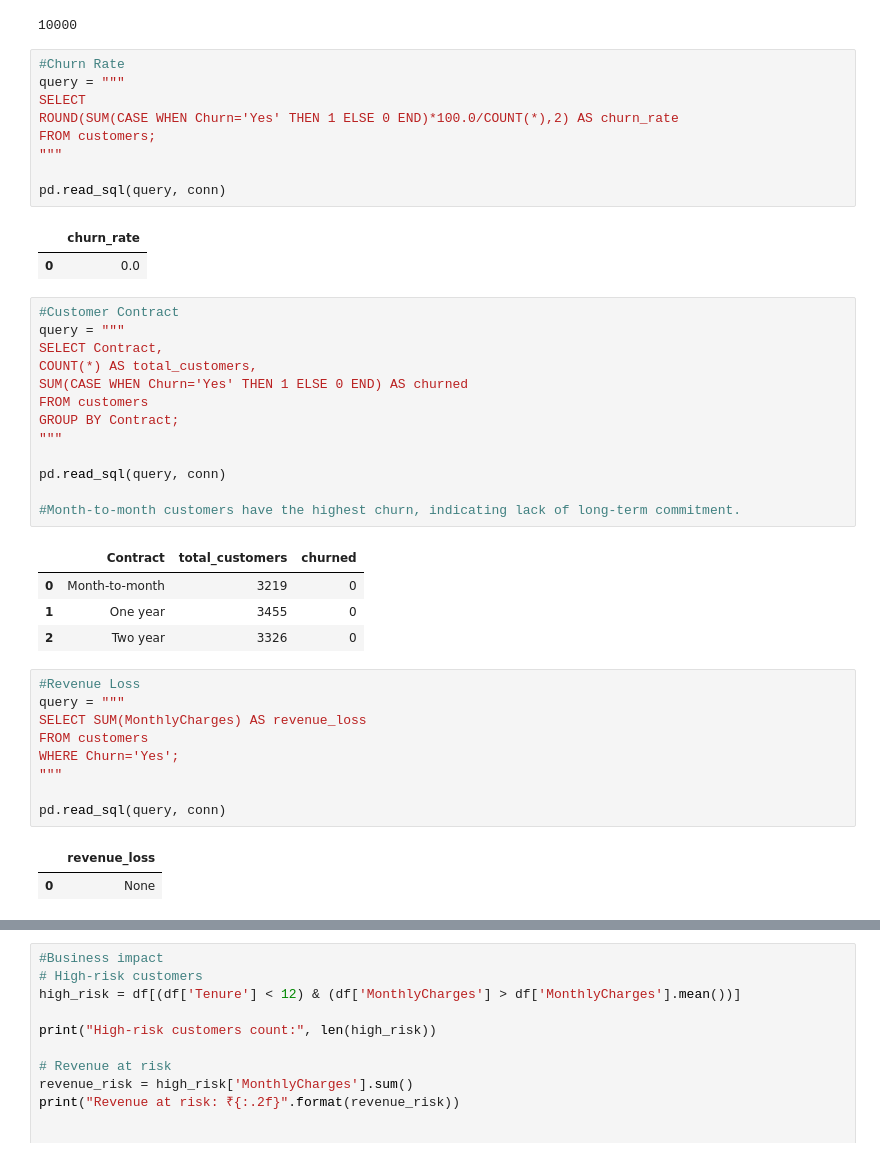
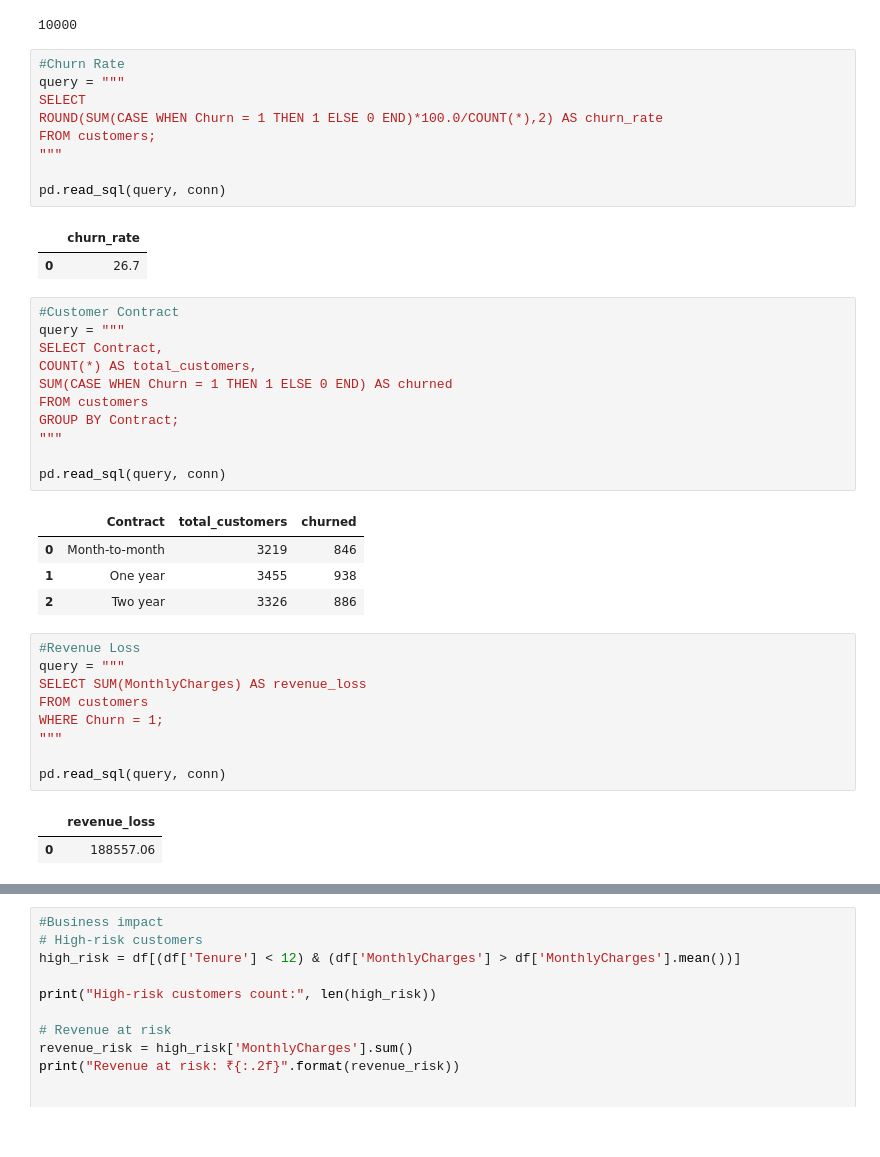
Before and after one commit to Afreen-1517/CHURN-RATE-ANALYTICS, a Jupyter notebook: Churn_analysis.ipynb, the cells around one changed output, grey strips where cells are left out. Drawn from its saved outputs; the diff is of its cells as text.

```diff
--- a/Churn_analysis.ipynb
+++ b/Churn_analysis.ipynb
@@ -73,41 +93,39 @@ df.to_sql('customers', conn, if_exists='replace', index=False)
 #Churn Rate
 query = """
 SELECT
-ROUND(SUM(CASE WHEN Churn='Yes' THEN 1 ELSE 0 END)*100.0/COUNT(*),2) AS churn_rate
+ROUND(SUM(CASE WHEN Churn = 1 THEN 1 ELSE 0 END)*100.0/COUNT(*),2) AS churn_rate
 FROM customers;
 """
 
 pd.read_sql(query, conn)
 # %% [output]
 |  | churn_rate |
-| 0 | 0.0 |
+| 0 | 26.7 |
 # %%
 #Customer Contract
 query = """
 SELECT Contract,
 COUNT(*) AS total_customers,
-SUM(CASE WHEN Churn='Yes' THEN 1 ELSE 0 END) AS churned
+SUM(CASE WHEN Churn = 1 THEN 1 ELSE 0 END) AS churned
 FROM customers
 GROUP BY Contract;
 """
 
 pd.read_sql(query, conn)
-
-#Month-to-month customers have the highest churn, indicating lack of long-term commitment.
 # %% [output]
 |  | Contract | total_customers | churned |
-| 0 | Month-to-month | 3219 | 0 |
-| 1 | One year | 3455 | 0 |
-| 2 | Two year | 3326 | 0 |
+| 0 | Month-to-month | 3219 | 846 |
+| 1 | One year | 3455 | 938 |
+| 2 | Two year | 3326 | 886 |
 # %%
 #Revenue Loss
 query = """
 SELECT SUM(MonthlyCharges) AS revenue_loss
 FROM customers
-WHERE Churn='Yes';
+WHERE Churn = 1;
 """
 
 pd.read_sql(query, conn)
 # %% [output]
 |  | revenue_loss |
-| 0 | None |
+| 0 | 188557.06 |
```
Also changed, not shown: parts of 4 cells of this notebook.
